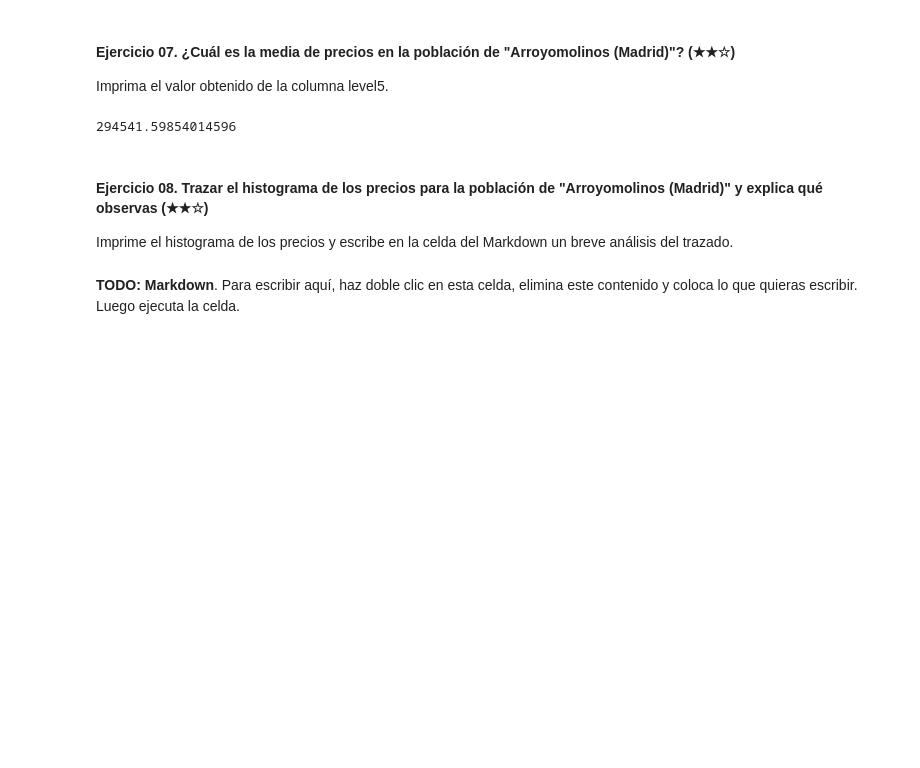
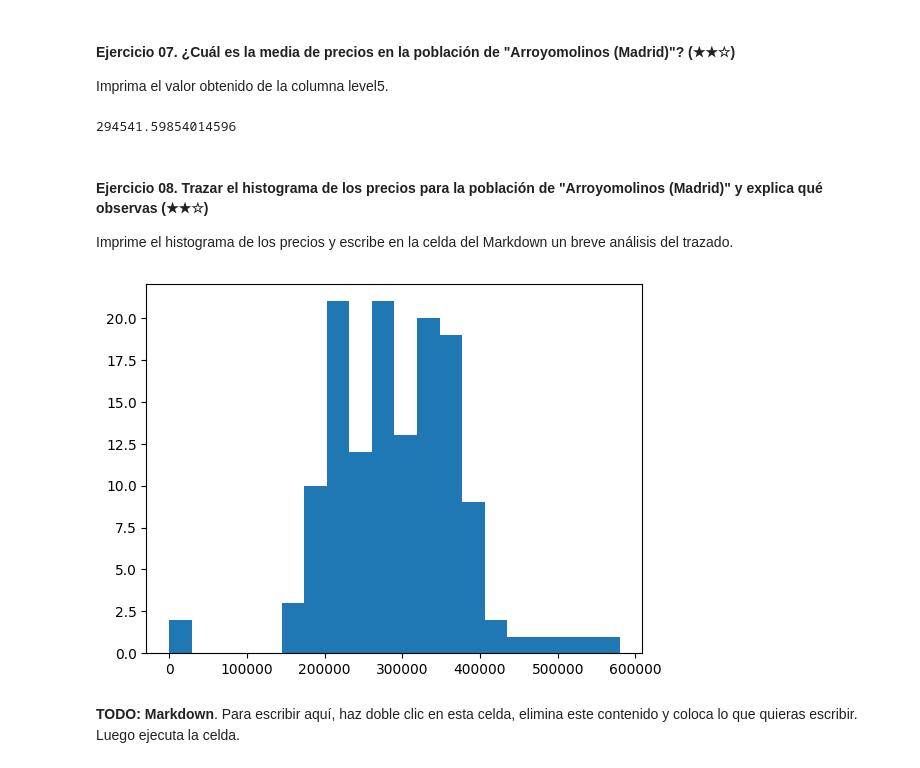
Before and after one commit to aromaydelicadeza/data-clean-up-pandas-for-beginners-project, a Jupyter notebook: project.es.ipynb, the cells around one changed output. Cells and saved outputs as stored; diff of their text form; code cells hidden in the pictures; blank space fills up the shorter version.

```diff
--- a/project.es.ipynb
+++ b/project.es.ipynb
@@ -330,6 +330,10 @@ Imprime el histograma de los precios y escribe en la celda del Markdown un breve
 # %%
 import matplotlib.pyplot as plt
 
 # Trazar el histograma de precios
+plt.hist(ds_arroyomolinos['price'],bins=20)
+plt.show()
+# %% [output]
+[figure, added]
 # %% [markdown]
 **TODO: Markdown**. Para escribir aquí, haz doble clic en esta celda, elimina este contenido y coloca lo que quieras escribir. Luego ejecuta la celda.
```
